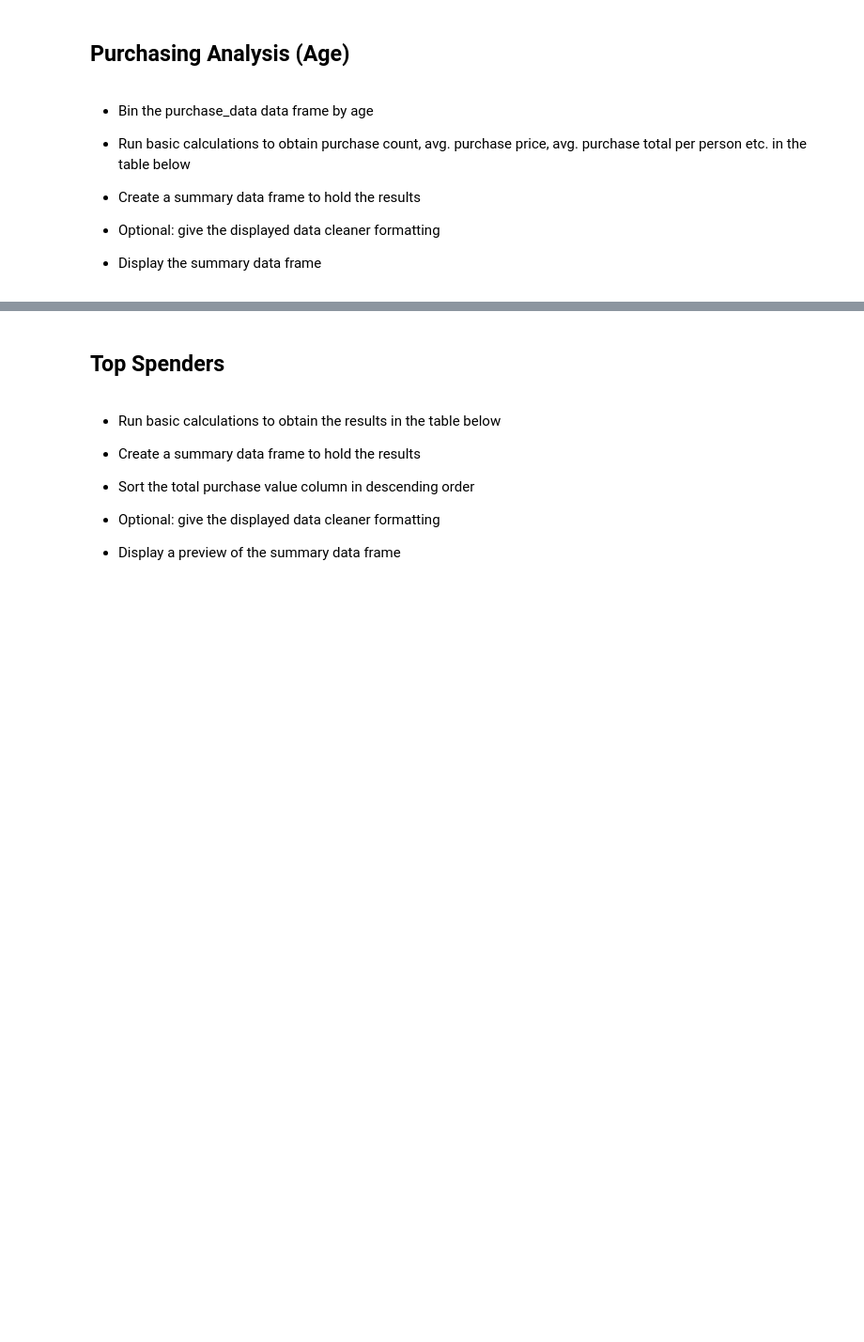
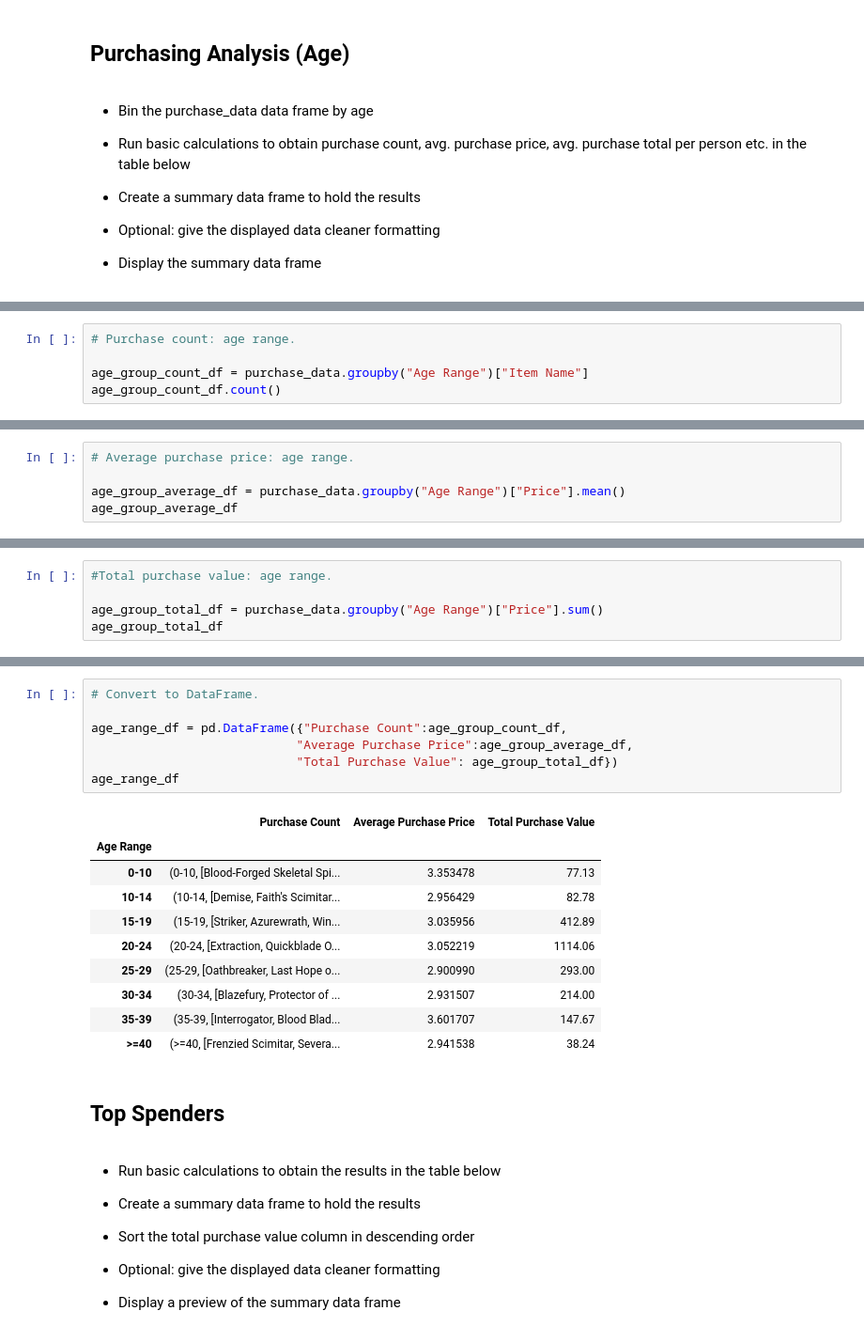
Before and after one commit to kaveh1933/pandas-challenge, a Jupyter notebook: HeroesOfPymoli/HeroesOfPymoli_starter.ipynb, the cells around one changed output, grey strips where cells are left out. Shown at 94% size. Drawn from its saved outputs; the diff is of its cells as text; blank space fills up the shorter version.

```diff
--- a/HeroesOfPymoli/HeroesOfPymoli_starter.ipynb
+++ b/HeroesOfPymoli/HeroesOfPymoli_starter.ipynb
@@ -245,0 +248,5 @@ Name: Age Range, dtype: float64
+# %%
+# Purchase count: age range.
+
+age_group_count_df = purchase_data.groupby("Age Range")["Item Name"]
+age_group_count_df.count()
@@ -245,0 +264,5 @@ Name: Age Range, dtype: float64
+# %%
+# Average purchase price: age range.
+
+age_group_average_df = purchase_data.groupby("Age Range")["Price"].mean()
+age_group_average_df
@@ -245,0 +280,5 @@ Name: Age Range, dtype: float64
+# %%
+#Total purchase value: age range.
+
+age_group_total_df = purchase_data.groupby("Age Range")["Price"].sum()
+age_group_total_df
@@ -246,3 +296,21 @@ Name: Age Range, dtype: float64
+# %%
+# Convert to DataFrame.
+
+age_range_df = pd.DataFrame({"Purchase Count":age_group_count_df,
+                            "Average Purchase Price":age_group_average_df,
+                            "Total Purchase Value": age_group_total_df})
+age_range_df
+# %% [output]
+|  | Purchase Count | Average Purchase Price | Total Purchase Value |
+| Age Range |  |  |  |
+| 0-10 | (0-10, [Blood-Forged Skeletal Spi... | 3.353478 | 77.13 |
+| 10-14 | (10-14, [Demise, Faith's Scimitar... | 2.956429 | 82.78 |
+| 15-19 | (15-19, [Striker, Azurewrath, Win... | 3.035956 | 412.89 |
+| 20-24 | (20-24, [Extraction, Quickblade O... | 3.052219 | 1114.06 |
+| 25-29 | (25-29, [Oathbreaker, Last Hope o... | 2.900990 | 293.00 |
+| 30-34 | (30-34, [Blazefury, Protector of ... | 2.931507 | 214.00 |
+| 35-39 | (35-39, [Interrogator, Blood Blad... | 3.601707 | 147.67 |
+| >=40 | (>=40, [Frenzied Scimitar, Severa... | 2.941538 | 38.24 |
 # %% [markdown]
 ## Top Spenders
 # %% [markdown]
```
Also changed, not shown: parts of 5 cells of this notebook.
